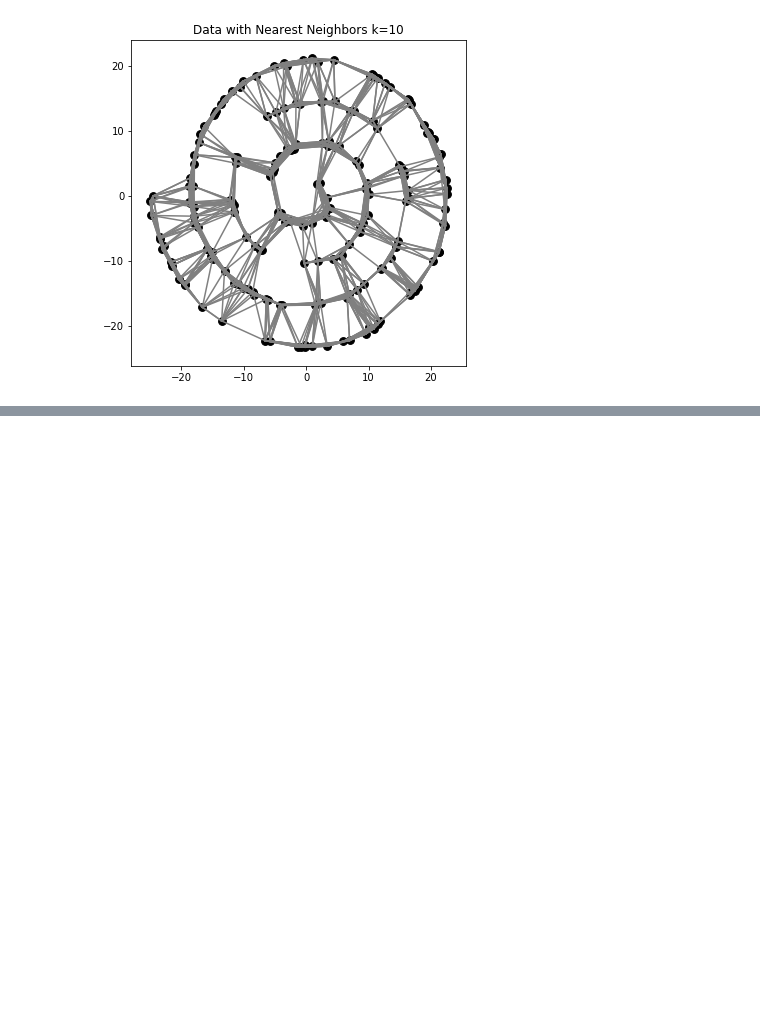
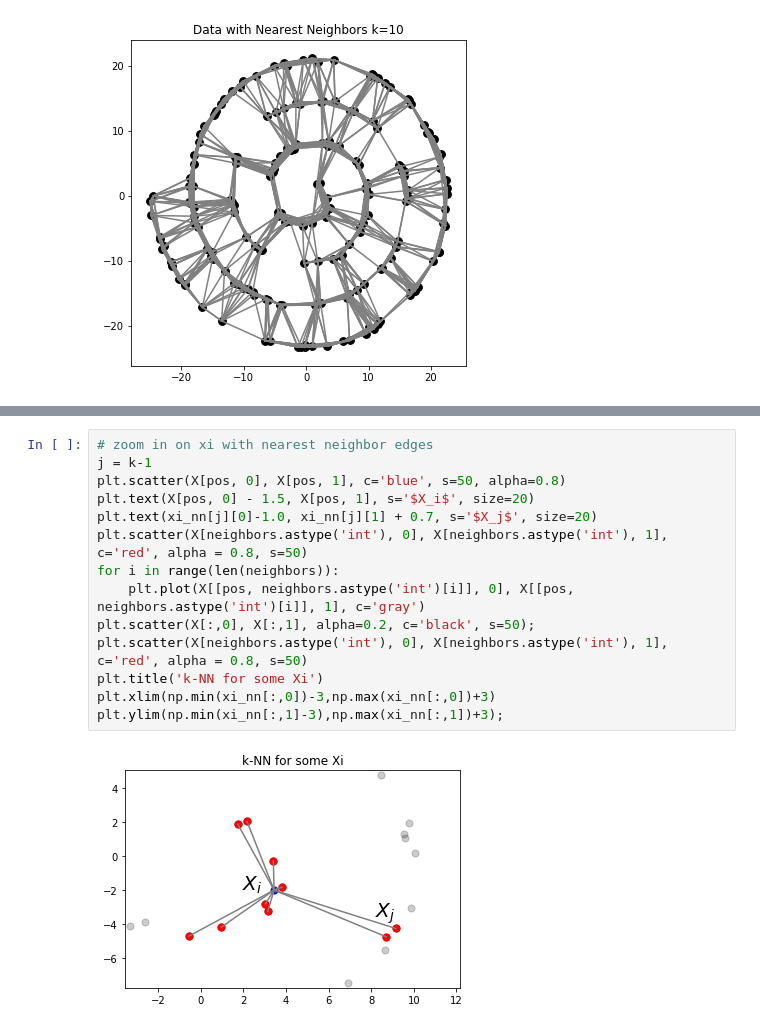
Before and after one commit to GAnagno/Dimensionality-Reduction, a Jupyter notebook: Isomap.ipynb, the cells around one changed output, grey strips where cells are left out. Saved outputs shown, nothing was run; the diff lists cells and outputs as text; blank space fills up the shorter version.

```diff
--- a/Isomap.ipynb
+++ b/Isomap.ipynb
@@ -61,0 +82,16 @@ plt.scatter(X[:,0], X[:,1], c='black', s=60);
+# %%
+# zoom in on xi with nearest neighbor edges
+j = k-1
+plt.scatter(X[pos, 0], X[pos, 1], c='blue', s=50, alpha=0.8)
+plt.text(X[pos, 0] - 1.5, X[pos, 1], s='$X_i$', size=20)
+plt.text(xi_nn[j][0]-1.0, xi_nn[j][1] + 0.7, s='$X_j$', size=20)
+plt.scatter(X[neighbors.astype('int'), 0], X[neighbors.astype('int'), 1], c='red', alpha = 0.8, s=50)
+for i in range(len(neighbors)):
+    plt.plot(X[[pos, neighbors.astype('int')[i]], 0], X[[pos, neighbors.astype('int')[i]], 1], c='gray')
+plt.scatter(X[:,0], X[:,1], alpha=0.2, c='black', s=50);
+plt.scatter(X[neighbors.astype('int'), 0], X[neighbors.astype('int'), 1], c='red', alpha = 0.8, s=50)
+plt.title('k-NN for some Xi')
+plt.xlim(np.min(xi_nn[:,0])-3,np.max(xi_nn[:,0])+3)
+plt.ylim(np.min(xi_nn[:,1]-3),np.max(xi_nn[:,1])+3);
+# %% [output]
+[figure, added]
```
Also changed, not shown: parts of 3 cells of this notebook.
